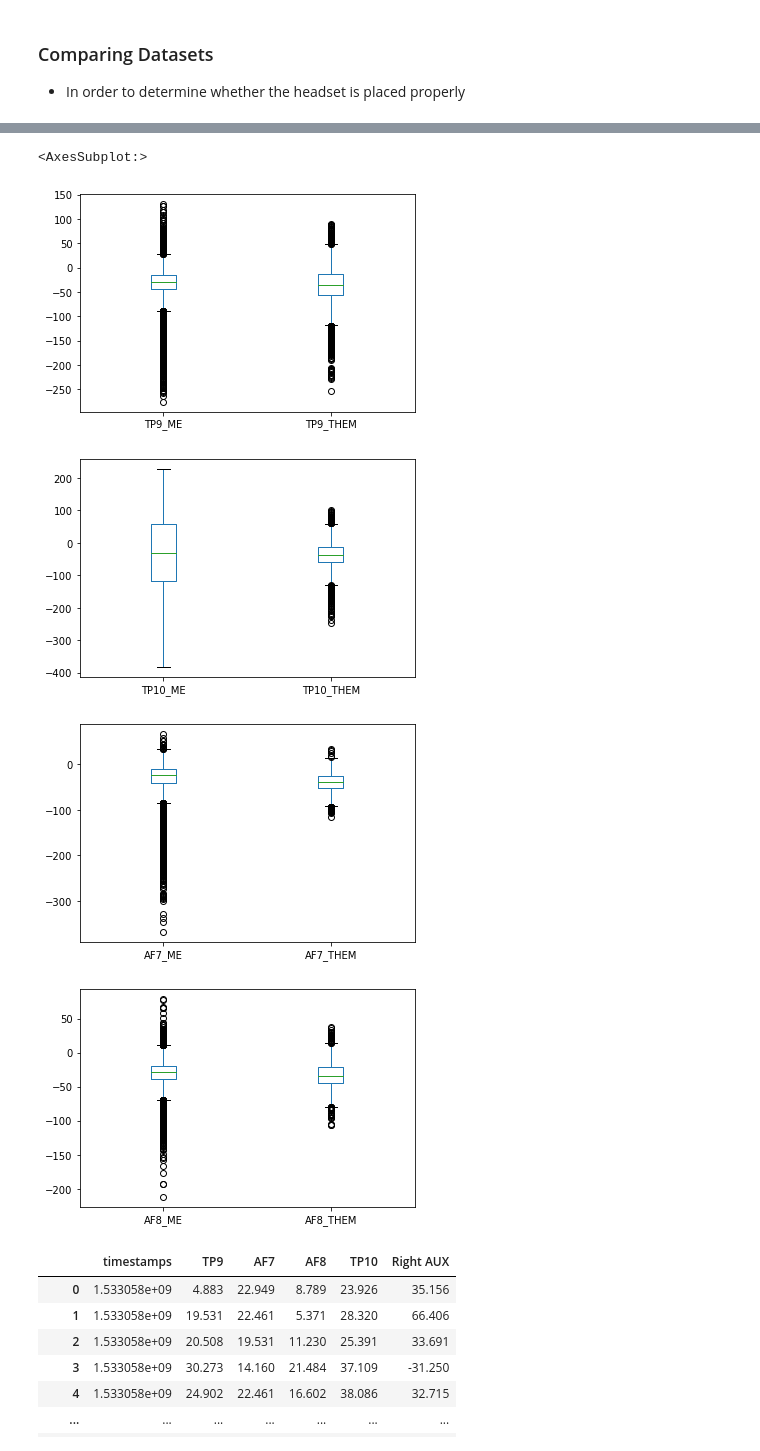
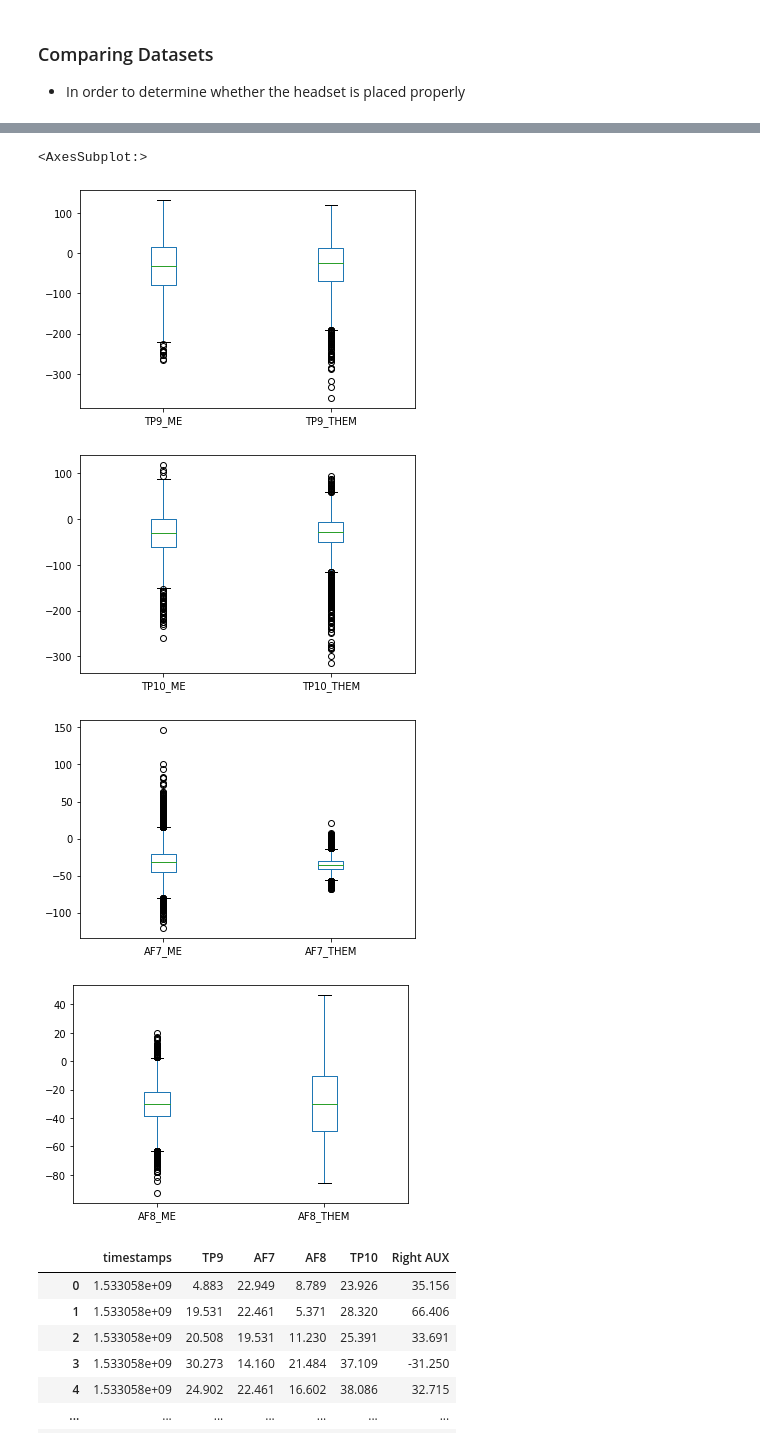
Before and after one commit to andyko208/EEG_Classification, a Jupyter notebook: EEG_data_analysis.ipynb, the cells around one changed output, grey strips where cells are left out. Drawn from its saved outputs; the diff is of its cells as text; code cells hidden in the pictures.

```diff
--- a/EEG_data_analysis.ipynb
+++ b/EEG_data_analysis.ipynb
@@ -125,42 +182,42 @@ array([[-21.14257812, -23.68164062, -21.484375  , ...,  31.73828125,
 # %%
-task = 'mining'
+task = 'building'
 
-them_file = os.getcwd() + '/new_dataset/minecraft-state/subjectb-' + task + '-1.csv'
+them_file = os.getcwd() + '/new_dataset/minecraft-state/subjecta-' + task + '-1.csv'
 them = pd.read_csv(them_file)
 them = them.drop(columns=['timestamps'])
 # them.plot()
 
 me_file = os.getcwd() + '/new_dataset/minecraft-state/subjectc-' + task + '-1.csv'
 me = pd.read_csv(me_file)
 me = me.drop(columns=['timestamps'])
 # me.plot()
 
 df = pd.DataFrame()
 df['TP9_ME'] = me['TP9']
 df['TP9_THEM'] = them['TP9']
 df.plot(kind='box')
 
 
 df = pd.DataFrame()
 df['TP10_ME'] = me['TP10']
 df['TP10_THEM'] = them['TP10']
 df.plot(kind='box')
 
 df = pd.DataFrame()
 df['AF7_ME'] = me['AF7']
 df['AF7_THEM'] = them['AF7']
 df.plot(kind='box')
 
 df = pd.DataFrame()
 df['AF8_ME'] = me['AF8']
 df['AF8_THEM'] = them['AF8']
 df.plot(kind='box')
 # %% [output]
 <AxesSubplot:>
-[figure, old version]
+[figure, new version]
-[figure, old version]
+[figure, new version]
-[figure, old version]
+[figure, new version]
-[figure, old version]
+[figure, new version]
 # %%
 sub_a_neutral = pd.read_csv(os.getcwd() + '/eeg-feature-generation/dataset/original_data/subjecta-neutral-1.csv')
 sub_a_neutral
```
Also changed, not shown: parts of 5 cells of this notebook, 42 other files.
